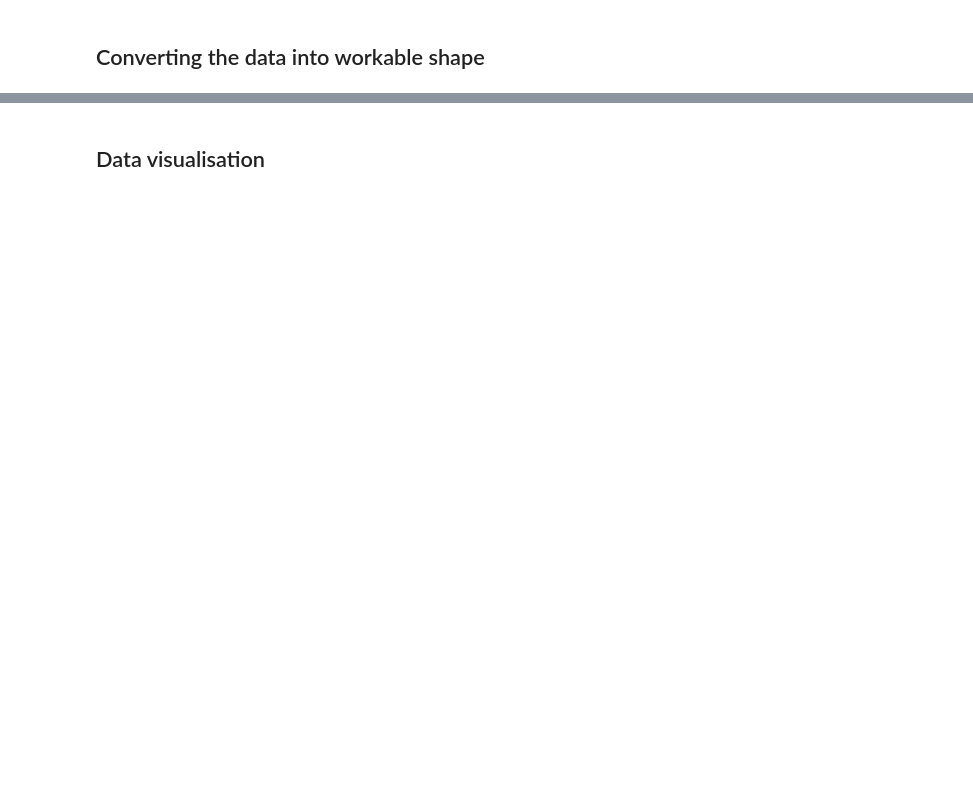
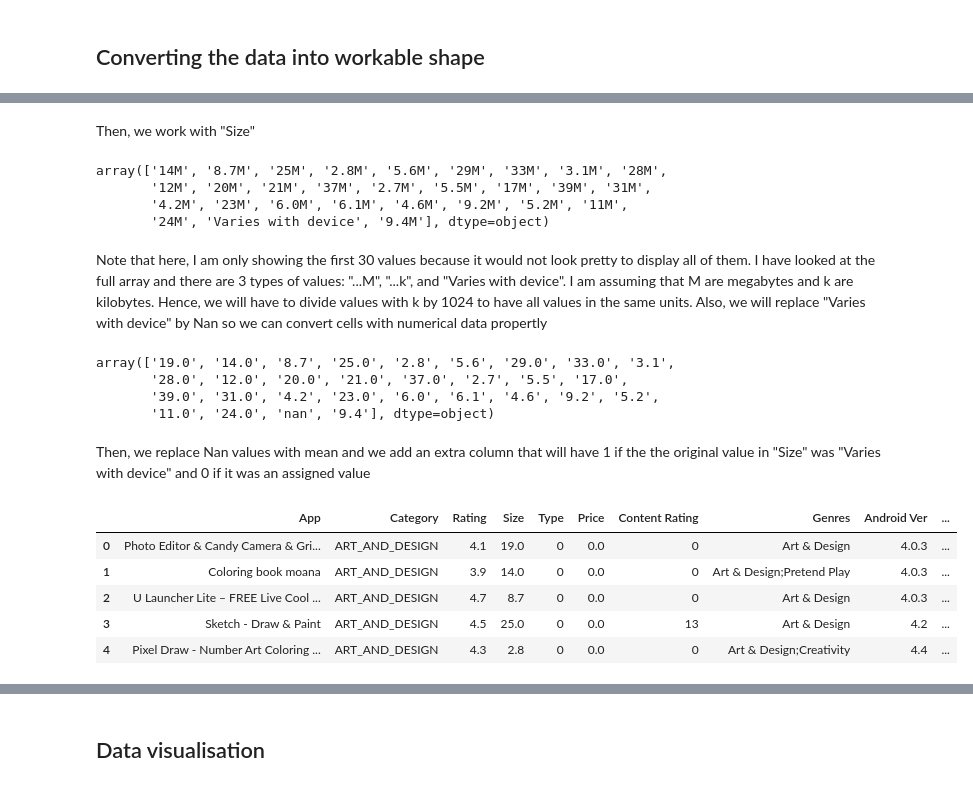
Before and after one commit to Iliaromanov/Google-Play-App-Rating-Prediction, a Jupyter notebook: data_exploration.ipynb, the cells around one changed output, grey strips where cells are left out. Cells and saved outputs as stored; diff of their text form; code cells hidden in the pictures; blank space fills up the shorter version.

```diff
--- a/data_exploration.ipynb
+++ b/data_exploration.ipynb
@@ -162,0 +135,5 @@ app_data['Type'] = labelencoder.fit_transform(app_data['Type'])
+# %%
+before = app_data["Price"].nunique()
+app_data["Price"] = app_data["Price"].replace('[\$,]', '', regex=True).astype(float)
+after = app_data["Price"].nunique()
+f"Unique values before: {before}, unique values after: {after}"
@@ -162,0 +156,4 @@ app_data['Type'] = labelencoder.fit_transform(app_data['Type'])
+# %%
+imp_const = SimpleImputer(missing_values="Unrated", strategy = "most_frequent")
+imp_const.fit(pd.DataFrame(app_data["Content Rating"]))
+app_data["Content Rating"] = imp_const.transform(pd.DataFrame(app_data["Content Rating"]))
@@ -162,0 +167,7 @@ app_data['Type'] = labelencoder.fit_transform(app_data['Type'])
+# %%
+unique_cr = np.array(['Everyone', 'Everyone 10+', 'Teen', 'Mature 17+', 'Adults only 18+'])
+n = np.array([0, 10, 13, 17, 18])
+for i,j in zip(unique_cr, n):
+    app_data["Content Rating"] = app_data["Content Rating"].replace([i,], j)
+unq = app_data["Content Rating"].unique()
+f"Unique values in converted \"Content Rating\": {unq}"
@@ -162,0 +188,41 @@ app_data['Type'] = labelencoder.fit_transform(app_data['Type'])
+# %% [markdown]
+Then, we work with "Size"
+# %%
+app_data["Size"].unique()[1:30]
+# %% [output]
+array(['14M', '8.7M', '25M', '2.8M', '5.6M', '29M', '33M', '3.1M', '28M',
+       '12M', '20M', '21M', '37M', '2.7M', '5.5M', '17M', '39M', '31M',
+       '4.2M', '23M', '6.0M', '6.1M', '4.6M', '9.2M', '5.2M', '11M',
+       '24M', 'Varies with device', '9.4M'], dtype=object)
+# %% [markdown]
+Note that here, I am only showing the first 30 values because it would not look pretty to display all of them. I have looked at the full array and there are 3 types of values: "...M", "...k", and "Varies with device". I am assuming that M are megabytes and k are kilobytes. Hence, we will have to divide values with k by 1024 to have all values in the same units. Also, we will replace "Varies with device" by Nan so we can convert cells with numerical data propertly
+# %%
+size = pd.DataFrame()
+size["size_code"] = app_data['Size'].str[-1:]
+size["size_number"] = app_data['Size'].str[0:-1]
+size["size_number"] = size["size_number"].replace('Varies with devic',np.nan)
+size["size_number"] = pd.to_numeric(size["size_number"], downcast = "float")
+conditions = [ (size["size_code"] == 'k'), (size["size_code"] == 'M'), (size["size_code"] == "e")]
+choices = [size["size_number"]/1024, size["size_number"], np.nan]
+app_data["Size"] = np.select(conditions, choices, default='np.nan')
+app_data["Size"].unique()[0:30]
+# %% [output]
+array(['19.0', '14.0', '8.7', '25.0', '2.8', '5.6', '29.0', '33.0', '3.1',
+       '28.0', '12.0', '20.0', '21.0', '37.0', '2.7', '5.5', '17.0',
+       '39.0', '31.0', '4.2', '23.0', '6.0', '6.1', '4.6', '9.2', '5.2',
+       '11.0', '24.0', 'nan', '9.4'], dtype=object)
+# %% [markdown]
+Then, we replace Nan values with mean and we add an extra column that will have 1 if the the original value in "Size" was "Varies with device" and 0 if it was an assigned value
+# %%
+app_data["Size: Varies with device"] = (pd.get_dummies(app_data["Size"]))["nan"]
+imp_size = SimpleImputer(missing_values= np.nan ,strategy = "mean")
+imp_size.fit(pd.DataFrame(app_data["Size"]))
+app_data["Size"] = (imp_size.transform(pd.DataFrame(app_data["Size"]))).astype("float")
+app_data.head()
+# %% [output]
+|  | App | Category | Rating | Size | Type | Price | Content Rating | Genres | Android Ver | ... |
+| 0 | Photo Editor & Candy Camera & Gri... | ART_AND_DESIGN | 4.1 | 19.0 | 0 | 0.0 | 0 | Art & Design | 4.0.3 | ... |
+| 1 | Coloring book moana | ART_AND_DESIGN | 3.9 | 14.0 | 0 | 0.0 | 0 | Art & Design;Pretend Play | 4.0.3 | ... |
+| 2 | U Launcher Lite – FREE Live Cool ... | ART_AND_DESIGN | 4.7 | 8.7 | 0 | 0.0 | 0 | Art & Design | 4.0.3 | ... |
+| 3 | Sketch - Draw & Paint | ART_AND_DESIGN | 4.5 | 25.0 | 0 | 0.0 | 13 | Art & Design | 4.2 | ... |
+| 4 | Pixel Draw - Number Art Coloring ... | ART_AND_DESIGN | 4.3 | 2.8 | 0 | 0.0 | 0 | Art & Design;Creativity | 4.4 | ... |
```
Also changed, not shown: parts of 29 cells of this notebook.
